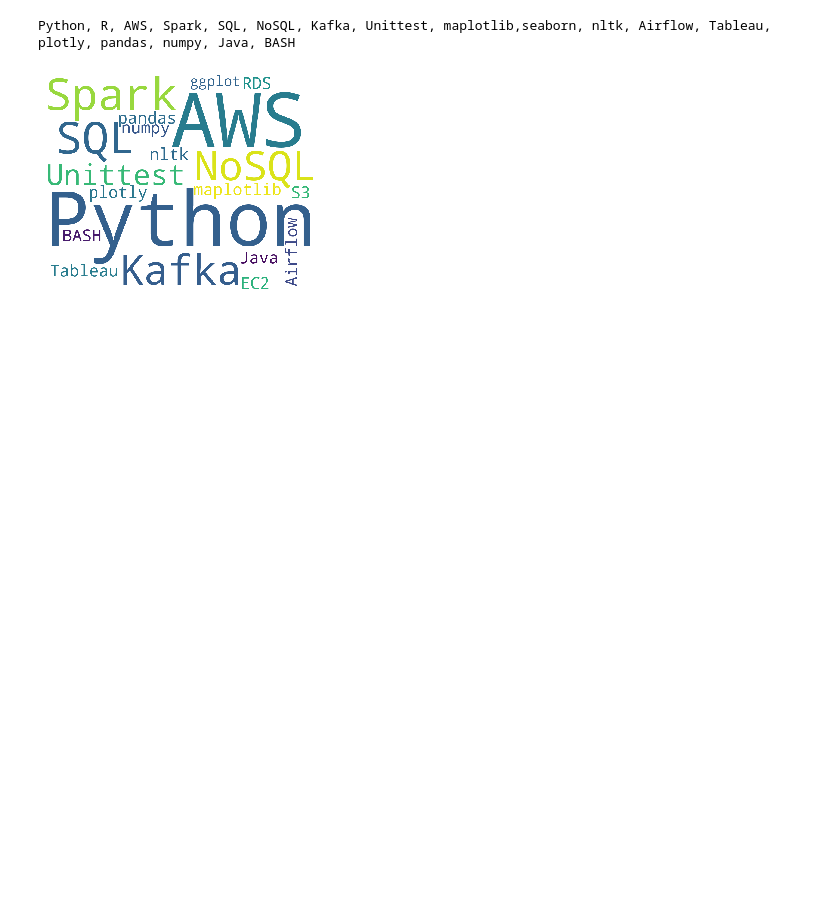
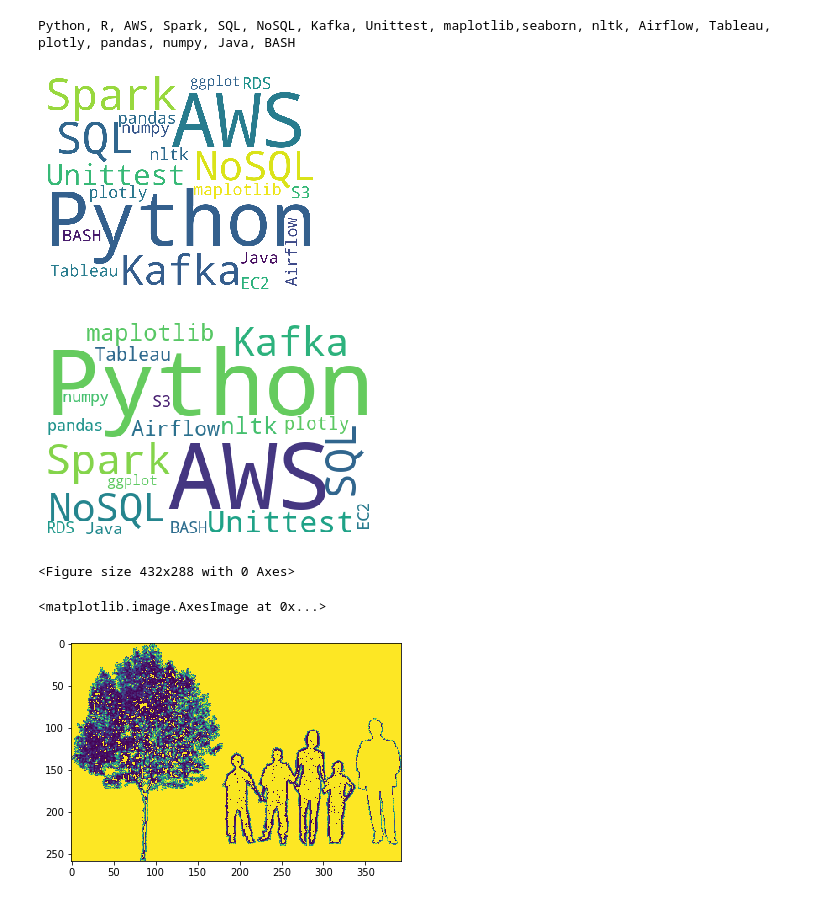
Before and after one commit to nortonlyr/nortonlyr, a Jupyter notebook: WordCloud.ipynb, the cells around one changed output. Cells and saved outputs as stored; diff of their text form; code cells hidden in the pictures; blank space fills up the shorter version.

```diff
--- a/WordCloud.ipynb
+++ b/WordCloud.ipynb
@@ -30,21 +30,36 @@ from wordcloud import WordCloud
 from PIL import Image
 import numpy as np
 # %%
-text = 'Python, R, AWS, Spark, SQL, NoSQL, Kafka, Unittest, \
-maplotlib, nltk, Airflow, Tableau, plotly, pandas, numpy, Java, BASH,\
-EC2, RDS, S3, ggplot'
+# text = 'Python, R, AWS, Spark, SQL, NoSQL, Kafka, Unittest, \
+# maplotlib, nltk, Airflow, Tableau, plotly, pandas, numpy, Java, BASH,\
+# EC2, RDS, S3, ggplot'
 # cut = jieba.cut(text)
 # string = ''.join(cut)
+
 string = 'Python, R, AWS, Spark, SQL, NoSQL, Kafka, Unittest, \
 maplotlib, nltk, Airflow, Tableau, plotly, pandas, numpy, Java, BASH,\
 EC2, RDS, S3, ggplot'
-img = Image.open('data_world.png')
+img = Image.open('DATA1.png')
 img_array = np.array(img)
 # stopword = []
 wc = WordCloud(
     background_color = 'white',
     width = 1000,
     height = 800,
     mask = img_array)
 #     font_path = font,
-#     stopwords = stopwords)
+#     stopwords = stopwords
+
+wc.generate(string)
+plt.imshow(wc)
+plt.axis('off')
+plt.figure()
+plt.show()
+wc.to_file('new_data_world.png')
+
+plt.imshow(img_array)
+# %% [output]
+[figure, added]
+<Figure size 432x288 with 0 Axes>
+<matplotlib.image.AxesImage at 0x...>
+[figure, added]
```
Also changed, not shown: 1 other file.
